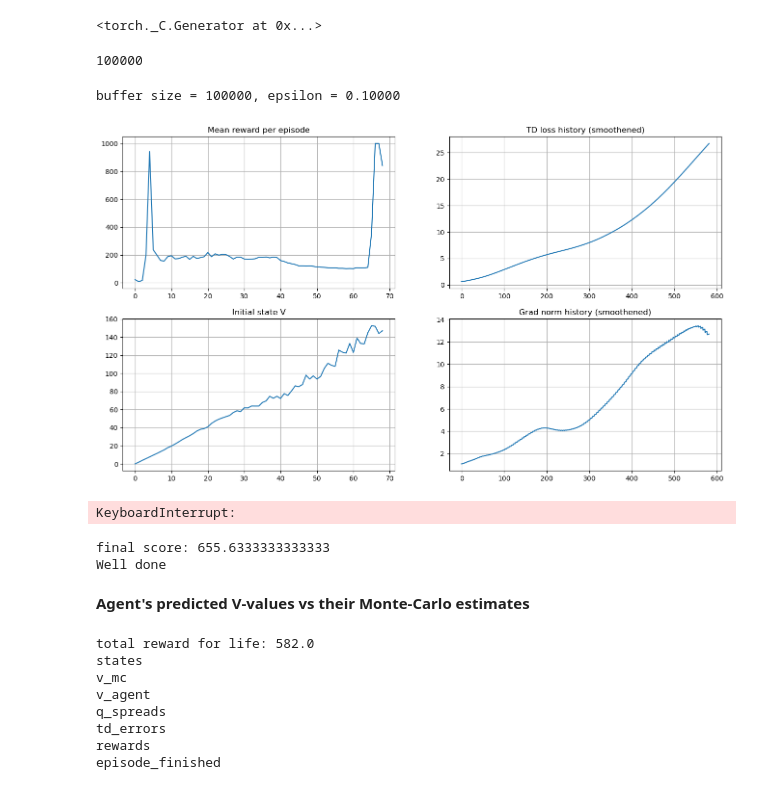
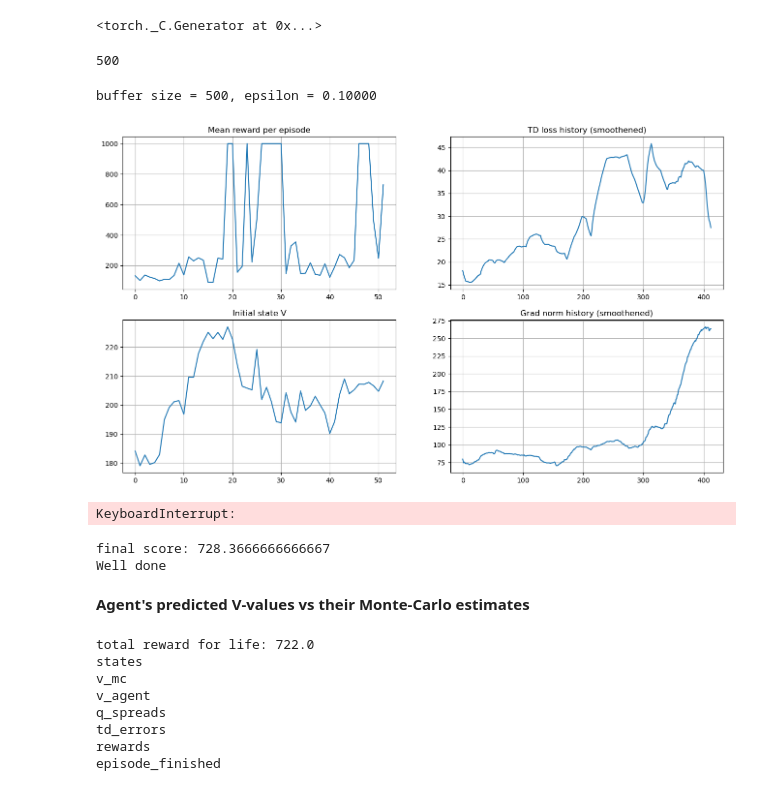
Before and after one commit to Dzelezetsky/ML_course2_homeworks, a Jupyter notebook: lab2[DQN]/hw[DQN].ipynb, the cells around one changed output. Saved outputs shown, nothing was run; the diff lists cells and outputs as text; code cells hidden in the pictures.

```diff
--- a/lab2[DQN]/hw[DQN].ipynb
+++ b/lab2[DQN]/hw[DQN].ipynb
@@ -417,7 +410,7 @@ target_network.load_state_dict(agent.state_dict())
 for param in target_network.parameters():
     param.requires_grad = False
 # %%
-REPLAY_BUFFER_SIZE = 100000
+REPLAY_BUFFER_SIZE = 500
 
 exp_replay = ReplayBuffer(REPLAY_BUFFER_SIZE)
 for i in range(1000):
@@ -434,7 +427,7 @@ for i in range(1000):
         break
 print(len(exp_replay))
 # %% [output]
-100000
+500
 # %%
 # # for something more complicated than CartPole
 
@@ -465,7 +458,7 @@ init_epsilon = 1
 final_epsilon = 0.1
 
 loss_freq = 20
-refresh_target_network_freq = 100
+refresh_target_network_freq = 50
 eval_freq = 200
 
 max_grad_norm = 5000
@@ -496,10 +489,10 @@ with trange(step, total_steps + 1) as progress_bar:
         agent.epsilon = utils.linear_decay(init_epsilon, final_epsilon, step, decay_steps)
 
         # play
-        _, state = play_and_record(state, agent, env, exp_replay, timesteps_per_epoch)
+        _, state = play_and_record(state, agent, env, exp_replay, timesteps_per_epoch+100)
 
         # train
-        obs_batch, act_batch, reward_batch, next_obs_batch, is_done_batch = exp_replay.sample(100000)
+        obs_batch, act_batch, reward_batch, next_obs_batch, is_done_batch = exp_replay.sample(500)
 
         loss = compute_td_loss(obs_batch, act_batch, reward_batch, next_obs_batch, is_done_batch,
                               agent, target_network,
@@ -530,35 +523,35 @@ with trange(step, total_steps + 1) as progress_bar:
 
             clear_output(True)
             print("buffer size = %i, epsilon = %.5f" %
                 (len(exp_replay), agent.epsilon))
 
             plt.figure(figsize=[16, 9])
 
             plt.subplot(2, 2, 1)
             plt.title("Mean reward per episode")
             plt.plot(mean_rw_history)
             plt.grid()
 
             assert not np.isnan(td_loss_history[-1])
             plt.subplot(2, 2, 2)
             plt.title("TD loss history (smoothened)")
             plt.plot(utils.smoothen(td_loss_history))
             plt.grid()
 
             plt.subplot(2, 2, 3)
             plt.title("Initial state V")
             plt.plot(initial_state_v_history)
             plt.grid()
 
             plt.subplot(2, 2, 4)
             plt.title("Grad norm history (smoothened)")
             plt.plot(utils.smoothen(grad_norm_history))
             plt.grid()
 
             plt.show()
 # %% [output]
-buffer size = 100000, epsilon = 0.10000
+buffer size = 500, epsilon = 0.10000
-[figure, old version]
+[figure, new version]
 KeyboardInterrupt:
 # %%
 final_score = evaluate(
@@ -569,7 +562,7 @@ print('final score:', final_score)
 assert final_score > 300, 'not good enough for DQN'
 print('Well done')
 # %% [output]
-final score: 655.6333333333333
+final score: 728.3666666666667
 Well done
 # %% [markdown]
 **Agent's predicted V-values vs their Monte-Carlo estimates**
@@ -580,7 +573,7 @@ print('total reward for life:', np.sum(record['rewards']))
 for key in record:
     print(key)
 # %% [output]
-total reward for life: 582.0
+total reward for life: 722.0
 states
 v_mc
 v_agent
```
Also changed, not shown: parts of 4 cells of this notebook, 1 other file.
